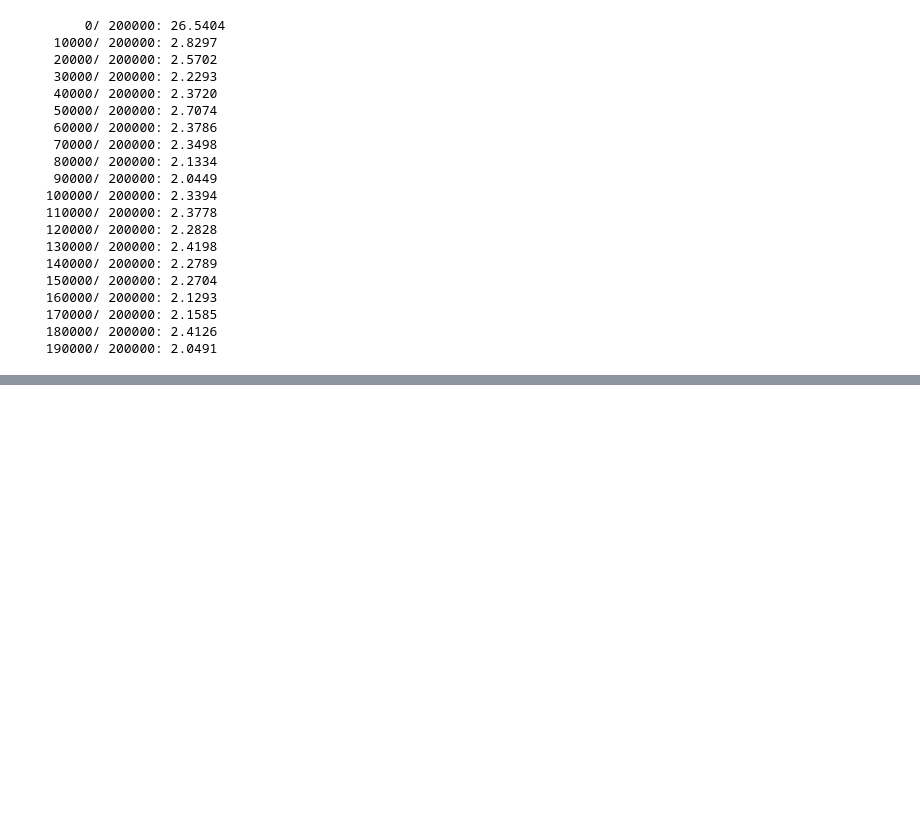
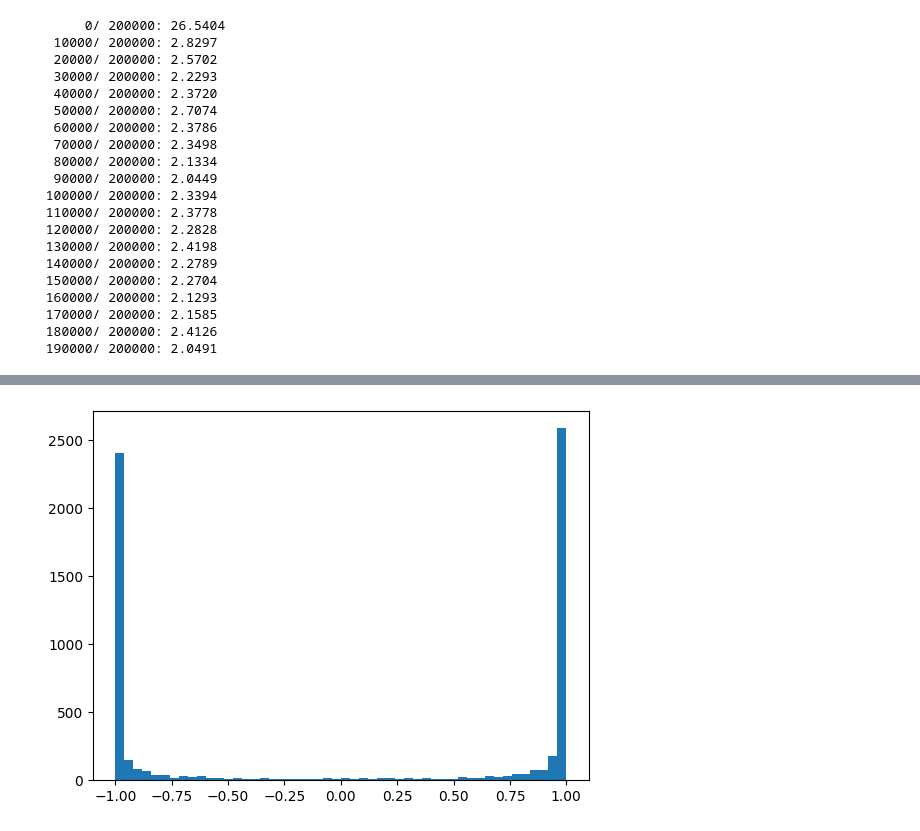
Before and after one commit to BharatRamJ/DeepLearningPractice, a Jupyter notebook: DeepLearning_Practice/MLP.ipynb, the cells around one changed output, grey strips where cells are left out. Cells and saved outputs as stored; diff of their text form; code cells hidden in the pictures; blank space fills up the shorter version.

```diff
--- a/DeepLearning_Practice/MLP.ipynb
+++ b/DeepLearning_Practice/MLP.ipynb
@@ -306,0 +325,4 @@ for i in range(max_steps):
+# %%
+plt.hist(h.view(-1).tolist(), 50); # 50 bins
+# %% [output]
+[figure, added]
```
Also changed, not shown: parts of 33 cells of this notebook.
